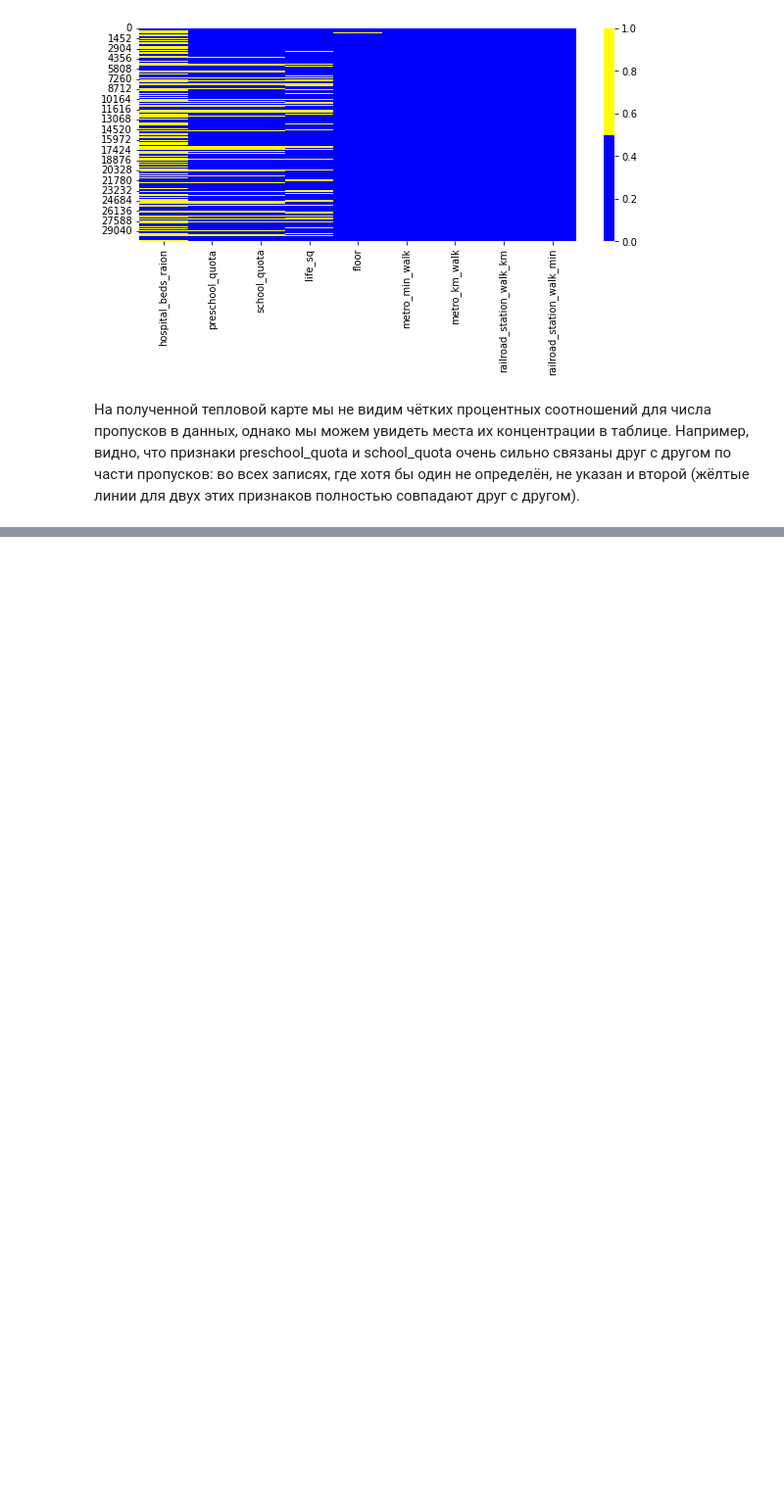
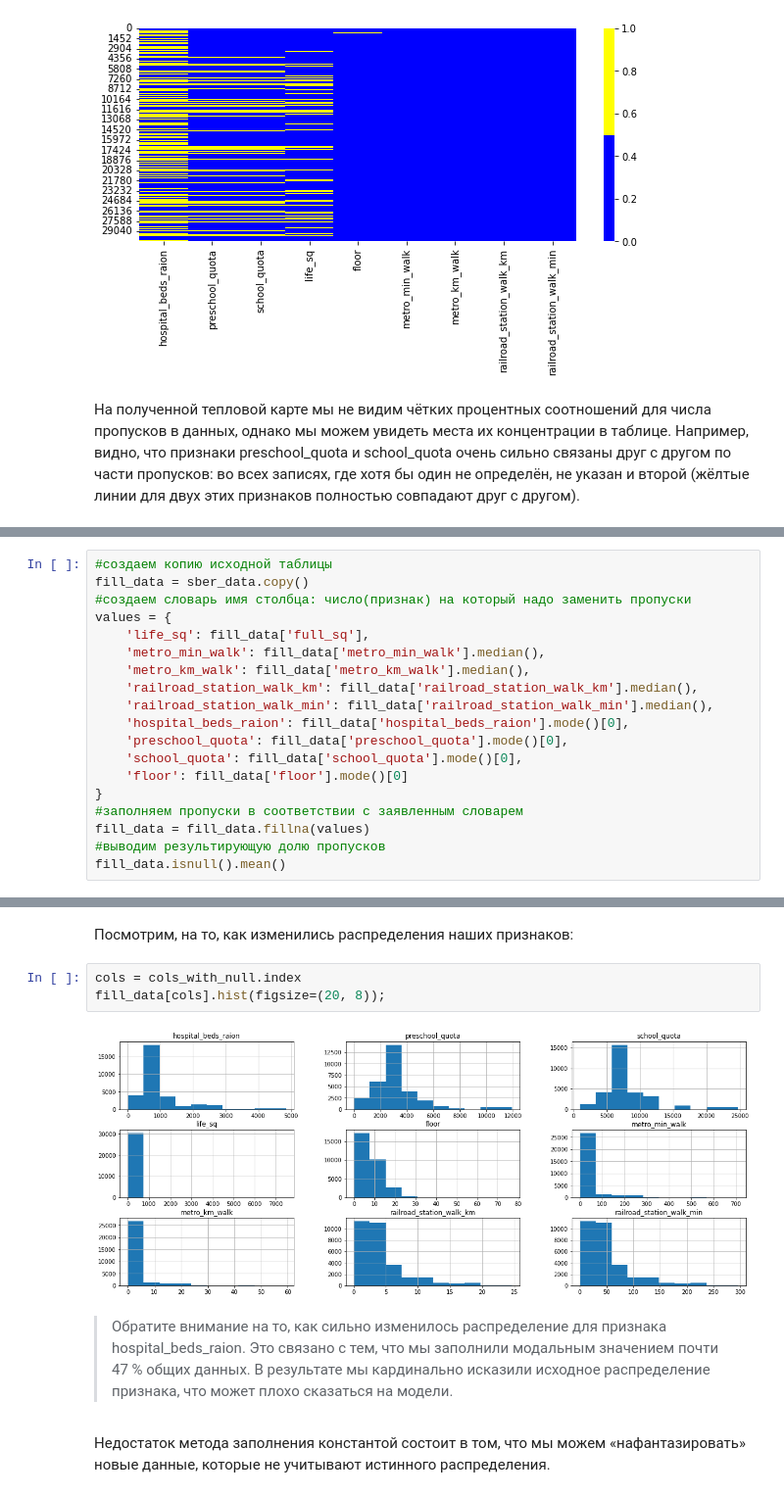
Before and after one commit to Terr14/SF_DS, a Jupyter notebook: SkillFactory/PYTHON-14 Очистка данных/PYTHON-14 Очистка данных.ipynb, the cells around one changed output, grey strips where cells are left out. Shown: that part at 98% size. Saved outputs shown, nothing was run; the diff lists cells and outputs as text; blank space fills up the shorter version.

```diff
--- a/SkillFactory/PYTHON-14 Очистка данных/PYTHON-14 Очистка данных.ipynb
+++ b/SkillFactory/PYTHON-14 Очистка данных/PYTHON-14 Очистка данных.ipynb
@@ -284,0 +382,19 @@ ax = sns.heatmap(
+# %%
+#создаем копию исходной таблицы
+fill_data = sber_data.copy()
+#создаем словарь имя столбца: число(признак) на который надо заменить пропуски
+values = {
+    'life_sq': fill_data['full_sq'],
+    'metro_min_walk': fill_data['metro_min_walk'].median(),
+    'metro_km_walk': fill_data['metro_km_walk'].median(),
+    'railroad_station_walk_km': fill_data['railroad_station_walk_km'].median(),
+    'railroad_station_walk_min': fill_data['railroad_station_walk_min'].median(),
+    'hospital_beds_raion': fill_data['hospital_beds_raion'].mode()[0],
+    'preschool_quota': fill_data['preschool_quota'].mode()[0],
+    'school_quota': fill_data['school_quota'].mode()[0],
+    'floor': fill_data['floor'].mode()[0]
+}
+#заполняем пропуски в соответствии с заявленным словарем
+fill_data = fill_data.fillna(values)
+#выводим результирующую долю пропусков
+fill_data.isnull().mean()
@@ -284,0 +414,11 @@ ax = sns.heatmap(
+# %% [markdown]
+Посмотрим, на то, как изменились распределения наших признаков:
+# %%
+cols = cols_with_null.index
+fill_data[cols].hist(figsize=(20, 8));
+# %% [output]
+[figure, added]
+# %% [markdown]
+>Обратите внимание на то, как сильно изменилось распределение для признака hospital_beds_raion. Это связано с тем, что мы заполнили модальным значением почти 47 % общих данных. В результате мы кардинально исказили исходное распределение признака, что может плохо сказаться на модели.
+# %% [markdown]
+Недостаток метода заполнения константой состоит в том, что мы можем «нафантазировать» новые данные, которые не учитывают истинного распределения.
```
Also changed, not shown: parts of 33 cells of this notebook, 2 other files.
